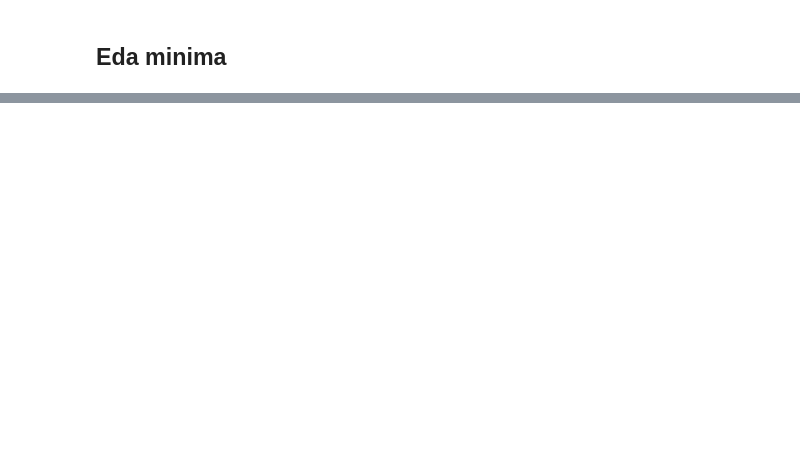
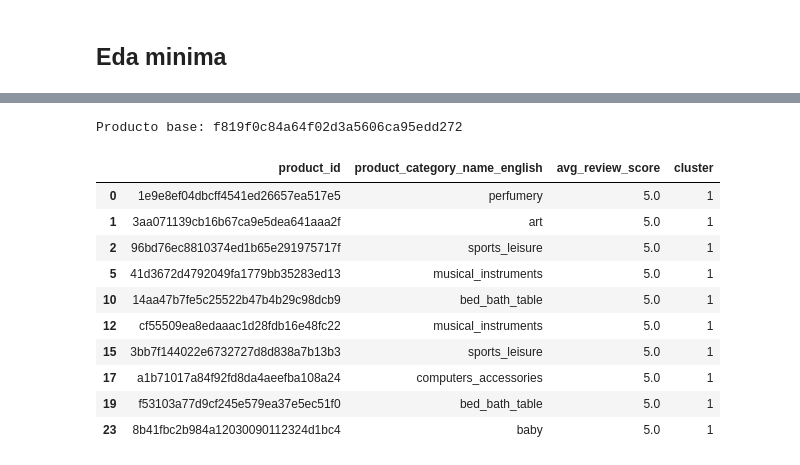
Before and after one commit to Efraor/OliestDataML, a Jupyter notebook: notebooks/02_case_recomendations.ipynb, the cells around one changed output, grey strips where cells are left out. Drawn from its saved outputs; the diff is of its cells as text; code cells hidden in the pictures; blank space fills up the shorter version.

```diff
--- a/notebooks/02_case_recomendations.ipynb
+++ b/notebooks/02_case_recomendations.ipynb
@@ -53,0 +338,44 @@ products.head()
+# %%
+# Recomendación mínima (Top-N dentro del cluster)
+PRODUCT_IDS = set(data["product_id"])
+def recommend_from_product (product_id: str, top_n: int = 10):
+    """
+    Recomendación mínima:
+    - Ubicar el cluster del producto
+    - Recomendar productos del mismo cluster
+    - Ordenar por avg_review_score (calidad)
+    """
+
+    if product_id not in PRODUCT_IDS:
+        return pd.DataFrame()
+
+    cl = data.loc[data["product_id"] == product_id, "cluster"].iloc[0]
+
+    recs = data.loc[
+        (data["cluster"] == cl) & (data["product_id"] != product_id),
+        ["product_id", "product_category_name_english", "avg_review_score", "cluster"]]
+
+    recs = recs.nlargest(top_n, "avg_review_score")
+
+    return recs
+# %%
+# Demo
+
+example_pid = data['product_id'].sample(1, random_state=SEED).iloc[0]
+print("Producto base:", example_pid)
+
+recs = recommend_from_product(example_pid, top_n=10)
+recs
+# %% [output]
+Producto base: f819f0c84a64f02d3a5606ca95edd272
+|  | product_id | product_category_name_english | avg_review_score | cluster |
+| 0 | 1e9e8ef04dbcff4541ed26657ea517e5 | perfumery | 5.0 | 1 |
+| 1 | 3aa071139cb16b67ca9e5dea641aaa2f | art | 5.0 | 1 |
+| 2 | 96bd76ec8810374ed1b65e291975717f | sports_leisure | 5.0 | 1 |
+| 5 | 41d3672d4792049fa1779bb35283ed13 | musical_instruments | 5.0 | 1 |
+| 10 | 14aa47b7fe5c25522b47b4b29c98dcb9 | bed_bath_table | 5.0 | 1 |
+| 12 | cf55509ea8edaaac1d28fdb16e48fc22 | musical_instruments | 5.0 | 1 |
+| 15 | 3bb7f144022e6732727d8d838a7b13b3 | sports_leisure | 5.0 | 1 |
+| 17 | a1b71017a84f92fd8da4aeefba108a24 | computers_accessories | 5.0 | 1 |
+| 19 | f53103a77d9cf245e579ea37e5ec51f0 | bed_bath_table | 5.0 | 1 |
+| 23 | 8b41fbc2b984a12030090112324d1bc4 | baby | 5.0 | 1 |
```
Also changed, not shown: parts of 13 cells of this notebook.
